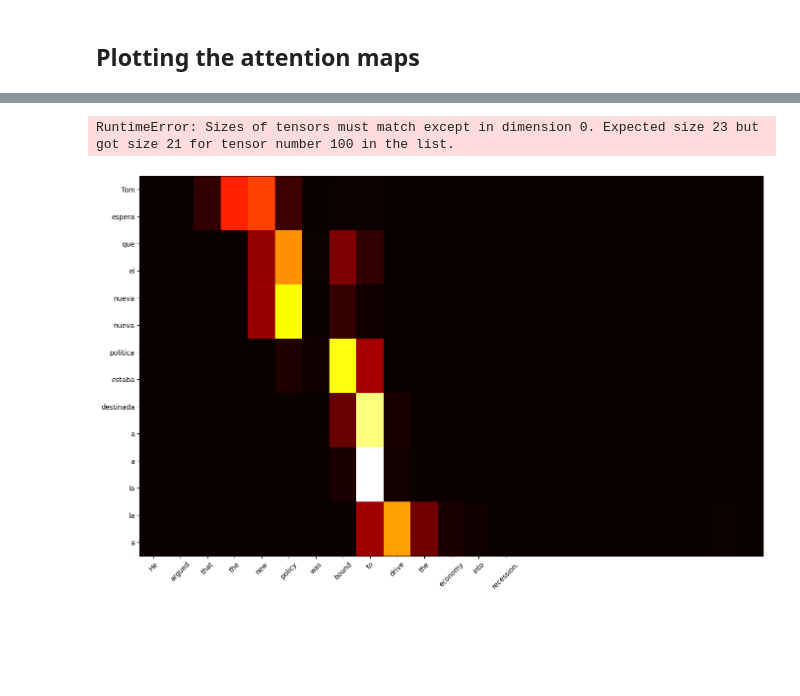
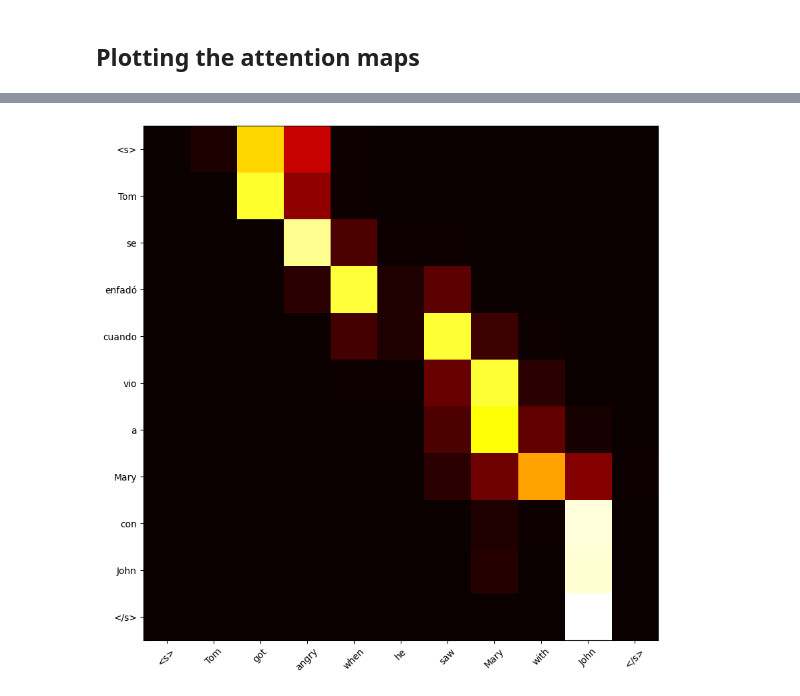
Before and after one commit to NilBiescas/NLP, a Jupyter notebook: exercises_day6/exercise6.ipynb, the cells around one changed output, grey strips where cells are left out. Drawn from its saved outputs; the diff is of its cells as text; code cells hidden in the pictures; blank space fills up the shorter version.

Commit message:
Attention maps

```diff
--- a/exercises_day6/exercise6.ipynb
+++ b/exercises_day6/exercise6.ipynb
@@ -611,24 +621,18 @@ hook_handle = model.attention.register_forward_hook(attention_hook)
 # Put the model in evaluation mode
 model.eval()
 # Select a sentence to translate
-sentence = "Tom got angry when he saw Mary with John"
-sentence_dataset = Dataset_Translation([sentence + '\t' + ''],
-                                       word2idx_X=train_dataset.word2idx_X,
-                                       word2idx_Y=train_dataset.word2idx_Y)
-
+instance = test_dataset[29]
 target2idx = {idx: word for word, idx in train_dataset.word2idx_Y.items()}
+x2idx = {idx: word for word, idx in train_dataset.word2idx_X.items()}
+sentence = [x2idx[idx] for idx in instance[0].numpy() if x2idx[idx] not in {'<PAD>'}]
 # %%
 # Make the forward pass
-sentence_tokenize = sentence_dataset.X.to(model.device)
-pred = model(sentence_tokenize)
+pred = model(instance[0].unsqueeze(0).to(model.device))
 # Get the predictions
 pred_sentence = pred.max(2)[1].cpu().numpy()[0]
 # Take out the special tokens
-pred_idx_words = [word for word in pred_sentence if word not in (233, 231)]
+pred_idx_words = [word for word in pred_sentence if word != 231]
 pred_words = [target2idx[word] for word in pred_idx_words]
 # %%
 attention_weights_ = torch.cat(attention_weights).squeeze(1)
+associate_att_weights = attention_weights_[:pred_words.__len__(), -len(sentence):] # Remove the padding from the weights
-# %% [output]
-RuntimeError: Sizes of tensors must match except in dimension 0. Expected size 23 but got size 21 for tensor number 100 in the list.
-# %%
-associate_att_weights = attention_weights_[:pred_sentence.split().__len__()]
@@ -635,10 +641,10 @@ associate_att_weights = attention_weights_[:pred_sentence.split().__len__()]
 # %%
 # Plot the attention weights
 plt.figure(figsize=(20, 10))
 plt.imshow(associate_att_weights.cpu().detach().numpy(), cmap='hot')
 # Set the x-axis labels to the words of the input sentence
-l = plt.xticks(range(len(sentence.split())), sentence.split(), rotation=45)
+l = plt.xticks(range(len(sentence)), sentence, rotation=45)
 # Set the y-axis labels to the words of the output sentence
-d = plt.yticks(range(len(pred_sentence.split())), pred_sentence.split())
+d = plt.yticks(range(len(pred_words)), pred_words)
 # %% [output]
-[figure, old version]
+[figure, new version]
```
Also changed, not shown: parts of 9 cells of this notebook.
